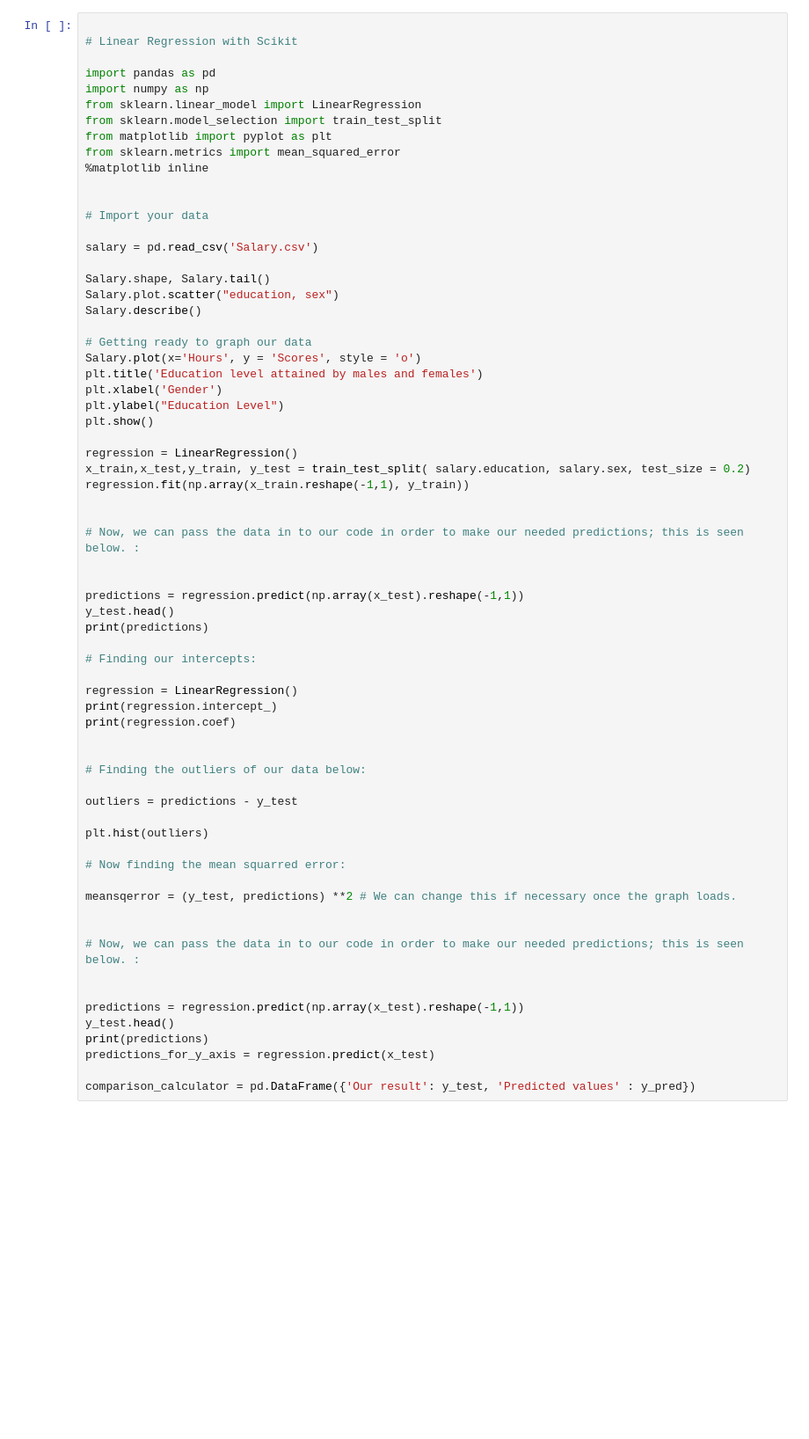
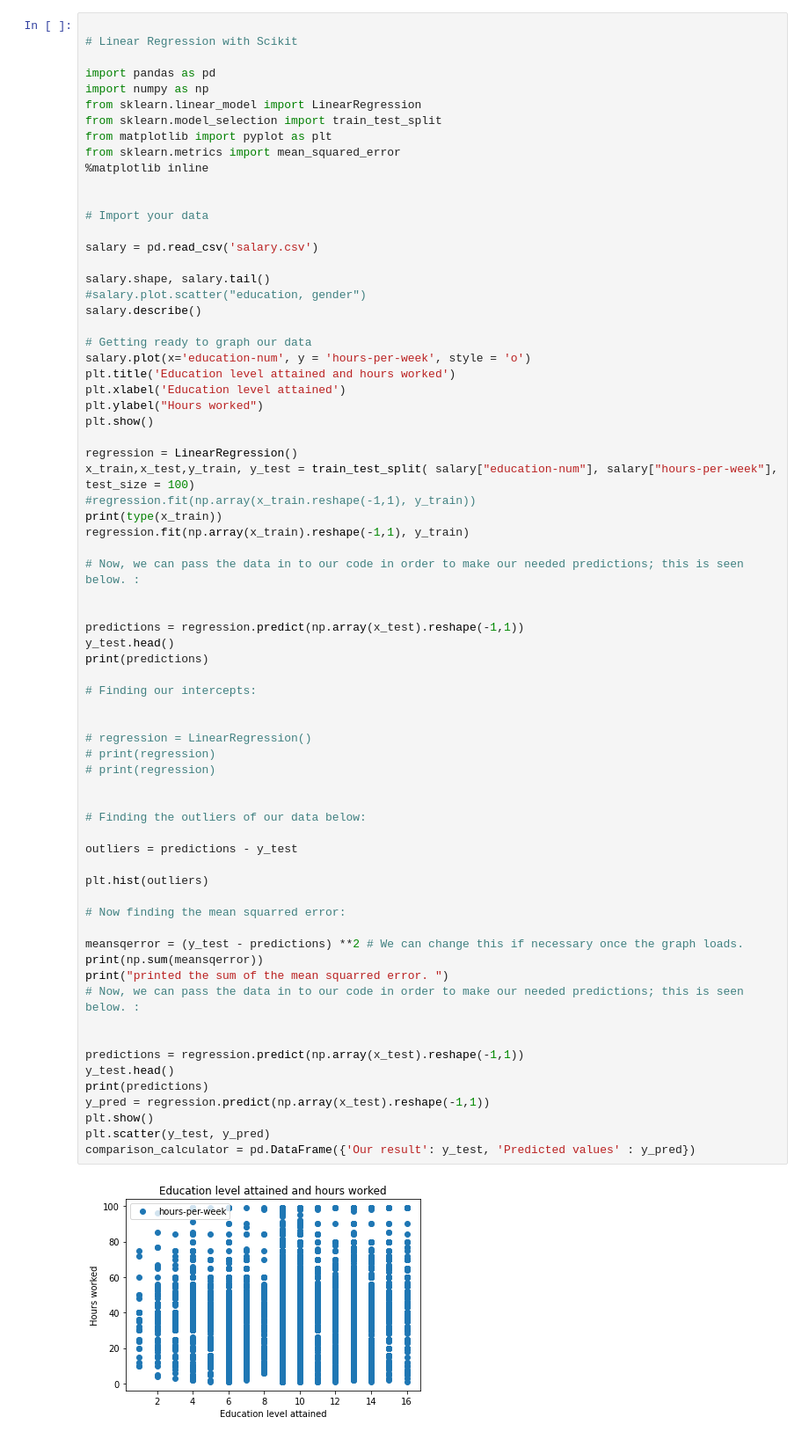
Before and after one commit to cybercrypto-hash/Cloud-Project-Management-Internship, a Jupyter notebook: _Assignment_4_Final_Version.ipynb, the cells around one changed output. Shown at 88% size. Cells and saved outputs as stored; diff of their text form; blank space fills up the shorter version.

```diff
--- a/_Assignment_4_Final_Version.ipynb
+++ b/_Assignment_4_Final_Version.ipynb
@@ -15,56 +15,60 @@ from sklearn.metrics import mean_squared_error
 
 # Import your data
 
-salary = pd.read_csv('Salary.csv')
+salary = pd.read_csv('salary.csv')
 
-Salary.shape, Salary.tail()
-Salary.plot.scatter("education, sex")
-Salary.describe()
+salary.shape, salary.tail()
+#salary.plot.scatter("education, gender")
+salary.describe()
 
 # Getting ready to graph our data
-Salary.plot(x='Hours', y = 'Scores', style = 'o')
-plt.title('Education level attained by males and females')
-plt.xlabel('Gender')
-plt.ylabel("Education Level")
+salary.plot(x='education-num', y = 'hours-per-week', style = 'o')
+plt.title('Education level attained and hours worked')
+plt.xlabel('Education level attained')
+plt.ylabel("Hours worked")
 plt.show()
 
 regression = LinearRegression()
-x_train,x_test,y_train, y_test = train_test_split( salary.education, salary.sex, test_size = 0.2)
-regression.fit(np.array(x_train.reshape(-1,1), y_train))
-
+x_train,x_test,y_train, y_test = train_test_split( salary["education-num"], salary["hours-per-week"], test_size = 100)
+#regression.fit(np.array(x_train.reshape(-1,1), y_train))
+print(type(x_train))
+regression.fit(np.array(x_train).reshape(-1,1), y_train)
 
 # Now, we can pass the data in to our code in order to make our needed predictions; this is seen below. :
 
 
 predictions = regression.predict(np.array(x_test).reshape(-1,1))
 y_test.head()
 print(predictions)
 
 # Finding our intercepts:
 
-regression = LinearRegression()
-print(regression.intercept_)
-print(regression.coef)
+
+# regression = LinearRegression()
+# print(regression)
+# print(regression)
 
 
 # Finding the outliers of our data below:
 
 outliers = predictions - y_test
 
 plt.hist(outliers)
 
 # Now finding the mean squarred error:
 
-meansqerror = (y_test, predictions) **2 # We can change this if necessary once the graph loads.
-
-
+meansqerror = (y_test - predictions) **2 # We can change this if necessary once the graph loads.
+print(np.sum(meansqerror))
+print("printed the sum of the mean squarred error. ")
 # Now, we can pass the data in to our code in order to make our needed predictions; this is seen below. :
 
 
 predictions = regression.predict(np.array(x_test).reshape(-1,1))
 y_test.head()
 print(predictions)
-predictions_for_y_axis = regression.predict(x_test)
-
+y_pred = regression.predict(np.array(x_test).reshape(-1,1))
+plt.show()
+plt.scatter(y_test, y_pred)
 comparison_calculator = pd.DataFrame({'Our result': y_test, 'Predicted values' : y_pred})
 # %% [output]
+[figure, added]
```
Also changed, not shown: parts of 4 cells of this notebook.
